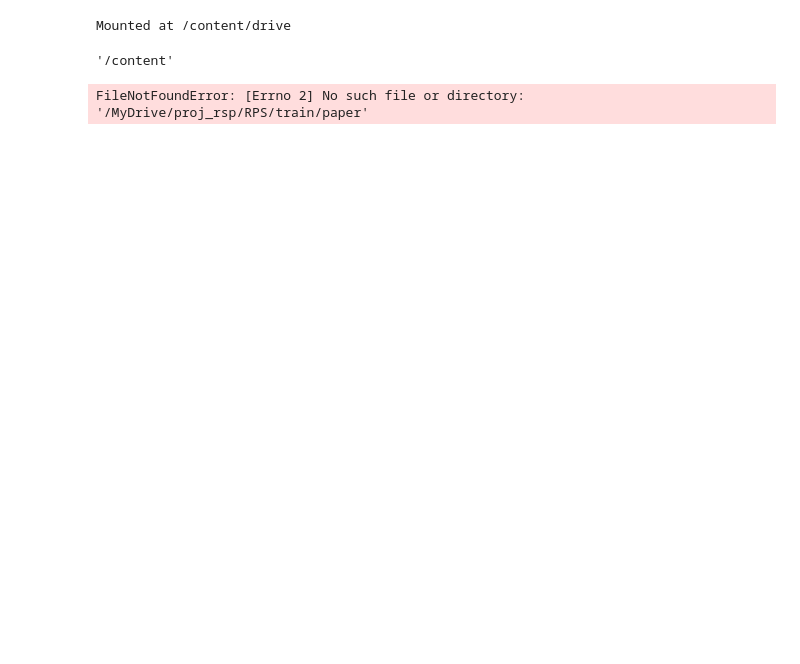
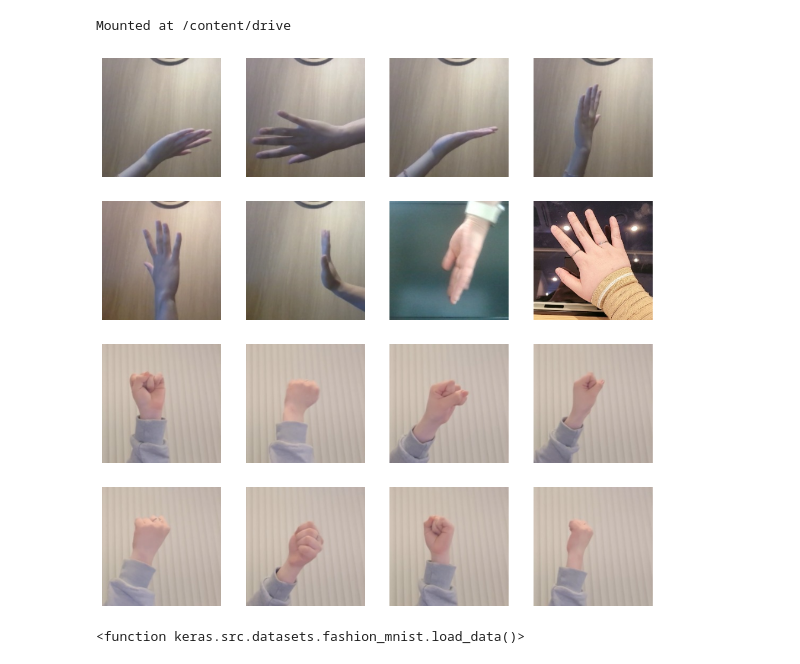
Before and after one commit to someDeveloperDH/game, a Jupyter notebook: RSP_CNN.ipynb, the cells around one changed output. Cells and saved outputs as stored; diff of their text form; code cells hidden in the pictures; blank space fills up the shorter version.

```diff
--- a/RSP_CNN.ipynb
+++ b/RSP_CNN.ipynb
@@ -11,11 +12,11 @@ import matplotlib.pyplot as plt
 import numpy as np
 import os
-# %%
-pwd
-# %% [output]
-'/content'
-# %%
-file_list = os.listdir('/MyDrive/proj_rsp/RPS/train/paper')  #코랩파일이 RPS폴더와 같은 위치
-file_list
-# %% [output]
-FileNotFoundError: [Errno 2] No such file or directory: '/MyDrive/proj_rsp/RPS/train/paper'
+# %%
+#데이터 불러오기 : 필요시 경로 수정 필수
+train_paper = os.listdir("/content/drive/MyDrive/proj_rsp/RPS/train/paper") #650개
+train_rock = os.listdir("/content/drive/MyDrive/proj_rsp/RPS/train/rock")
+train_scissors = os.listdir("/content/drive/MyDrive/proj_rsp/RPS/train/scissors")
+
+test_paper = os.listdir("/content/drive/MyDrive/proj_rsp/RPS/test/paper") #90개
+test_rock = os.listdir("/content/drive/MyDrive/proj_rsp/RPS/test/rock")
+test_scissors = os.listdir("/content/drive/MyDrive/proj_rsp/RPS/test/scissors")
@@ -21,0 +26,30 @@ FileNotFoundError: [Errno 2] No such file or directory: '/MyDrive/proj_rsp/RPS/t
+# %%
+#여기서 부터는 <확인용>
+nrows, ncols = 4, 4
+pic_index = 0
+
+fig = plt.gcf()
+fig.set_size_inches(ncols*3, nrows*3)
+
+pic_index += 8
+
+next_p_pix = [os.path.join("/content/drive/MyDrive/proj_rsp/RPS/train/paper", fname) for fname in train_paper[pic_index-8:pic_index]]
+next_r_pix = [os.path.join("/content/drive/MyDrive/proj_rsp/RPS/train/rock", fname) for fname in train_rock[pic_index-8:pic_index]]
+
+for i, img_path in enumerate(next_p_pix+next_r_pix):
+    sp = plt.subplot(nrows, ncols, i+1)
+    sp.axis('OFF')
+
+    img = mpimg.imread(img_path)
+    plt.imshow(img)
+
+plt.show()
+# %% [output]
+[figure, added]
+# %%
+#<확인용>
+fashion = tf.keras.datasets.fashion_mnist
+(x_train, y_train) ,(x_test, y_test) = fashion.load_data()
+fashion.load_data
+# %% [output]
+<function keras.src.datasets.fashion_mnist.load_data()>
```
Also changed, not shown: parts of 2 cells of this notebook.
